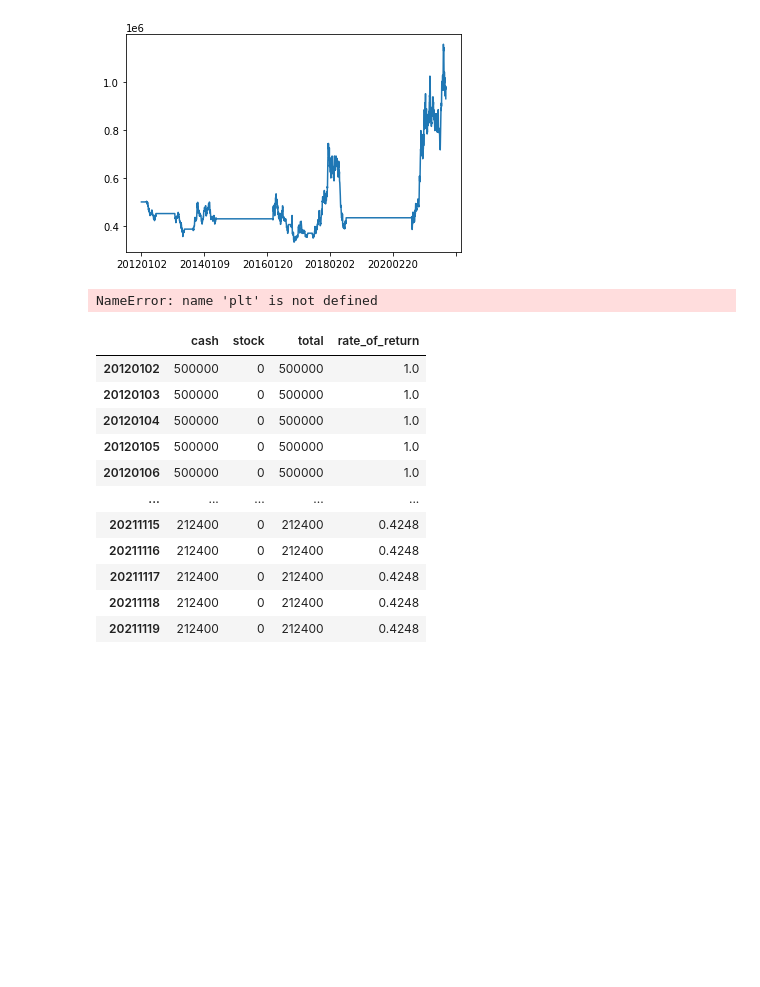
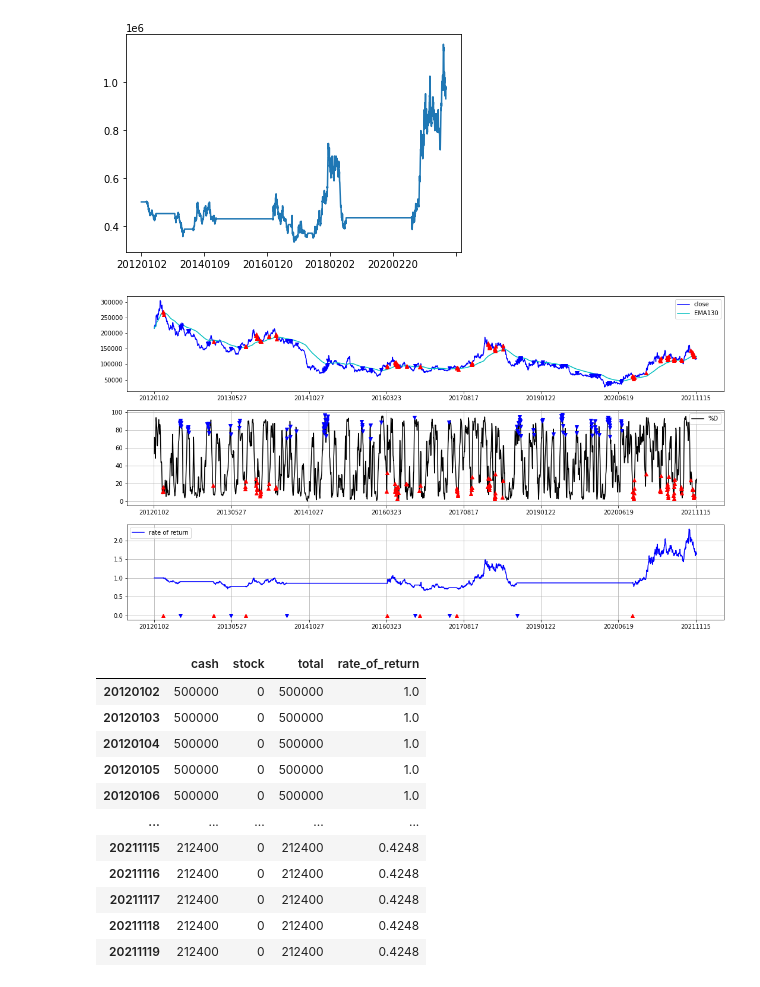
Before and after one commit to qor6271/quant, a Jupyter notebook: bollinger_test.ipynb, the cells around one changed output. Cells and saved outputs as stored; diff of their text form; code cells hidden in the pictures; blank space fills up the shorter version.

```diff
--- a/bollinger_test.ipynb
+++ b/bollinger_test.ipynb
@@ -392,12 +392,12 @@ balance.loc[balance.index[1], 'stock'] = 0
 balance.loc[balance.index[1], 'total'] = 500000
 
 
-for i in range(2, len(oci.closing_price)):
+for i in range(2, len(oci.close)):
     if buying == False:
         if oci.ema130.values[i-2] < oci.ema130.values[i-1]:
             buying = True
-            number = balance.loc[balance.index[i-1], 'cash'] // oci.loc[oci.index[i], 'market_price']
-            balance.loc[balance.index[i], 'stock'] = oci.loc[oci.index[i], 'market_price'] * number
+            number = balance.loc[balance.index[i-1], 'cash'] // oci.loc[oci.index[i], 'open']
+            balance.loc[balance.index[i], 'stock'] = oci.loc[oci.index[i], 'open'] * number
             balance.loc[balance.index[i], 'cash'] = balance.loc[balance.index[i-1], 'cash'] - balance.loc[balance.index[i], 'stock']
         else:
             balance.loc[balance.index[i], 'stock'] = 0
@@ -408,7 +408,7 @@ for i in range(2, len(oci.closing_price)):
             balance.loc[balance.index[i], 'stock'] = 0
             balance.loc[balance.index[i], 'cash'] = balance.loc[balance.index[i-1], 'stock'] + balance.loc[balance.index[i-1], 'cash']
         else:
-            balance.loc[balance.index[i],'stock'] = oci.loc[oci.index[i], 'market_price'] * number
+            balance.loc[balance.index[i],'stock'] = oci.loc[oci.index[i], 'open'] * number
             balance.loc[balance.index[i], 'cash'] = balance.loc[balance.index[i-1], 'cash']
 
     balance.loc[balance.index[i], 'total'] = balance.loc[balance.index[i], 'stock'] + balance.loc[balance.index[i], 'cash']
@@ -434,23 +434,23 @@ balance
 # %%
 plt.figure(figsize=(18,10))
 plt.subplot(2,1,1)
-plt.plot(oci.index, oci['closing_price'], color='#0000ff', label='close')
+plt.plot(oci.index, oci['close'], color='#0000ff', label='close')
 plt.plot(oci.index, oci['ema130'], color='c', label='EMA130')
 buying = False
-for i in range(2,len(oci.closing_price)):
+for i in range(2,len(oci.close)):
     if oci.ema130.values[i-2] < oci.ema130.values[i-1] and buying == False:
         buying = True
-        plt.plot(oci.index.values[i], oci.closing_price.values[i], 'r^')
+        plt.plot(oci.index.values[i], oci.close.values[i], 'r^')
     elif oci.ema130.values[i-2] > oci.ema130.values[i-1] and buying == True:
         buying = False
-        plt.plot(oci.index.values[i], oci.closing_price.values[i], 'bv')
+        plt.plot(oci.index.values[i], oci.close.values[i], 'bv')
 plt.xticks([oci.index[i] for i in range(0,len(oci.index),len(oci.index)//7)])
 plt.legend()
 
 plt.subplot(2,1,2)
 plt.plot(oci.index, balance['rate_of_return'], color='b', label='rate of return')
 buying = False
-for i in range(2,len(oci.closing_price)-2):
+for i in range(2,len(oci.close)-2):
     if oci.ema130.values[i-2] < oci.ema130.values[i-1] and buying == False:
         buying = True
         plt.plot(oci.index.values[i], 0, 'r^')
@@ -466,9 +466,9 @@ plt.show()
 # %% [markdown]
 # 두번째창
 # %%
-ndays_high = oci['high_price'].rolling(window=14, min_periods=1).max()
-ndays_low = oci['low_price'].rolling(window=14, min_periods=1).min()
-oci['fast_k'] = (oci.closing_price - ndays_low) / (ndays_high - ndays_low) * 100
+ndays_high = oci['high'].rolling(window=14, min_periods=1).max()
+ndays_low = oci['low'].rolling(window=14, min_periods=1).min()
+oci['fast_k'] = (oci.close - ndays_low) / (ndays_high - ndays_low) * 100
 oci['slow_d'] = oci['fast_k'].rolling(window=3).mean()
 # %%
 plt.figure(figsize=(18,10))
@@ -510,12 +510,12 @@ balance.loc[balance.index[1], 'stock'] = 0
 balance.loc[balance.index[1], 'total'] = 500000
 
 sell_price = 0
-for i in range(2, len(oci.market_price)):
+for i in range(2, len(oci.open)):
     if buying == False:
         if buy_signal(i):
             buying = True
-            number = balance.loc[balance.index[i-1], 'cash'] // oci.loc[oci.index[i], 'market_price']
-            balance.loc[balance.index[i], 'stock'] = oci.loc[oci.index[i], 'market_price'] * number
+            number = balance.loc[balance.index[i-1], 'cash'] // oci.loc[oci.index[i], 'open']
+            balance.loc[balance.index[i], 'stock'] = oci.loc[oci.index[i], 'open'] * number
             balance.loc[balance.index[i], 'cash'] = balance.loc[balance.index[i-1], 'cash'] - balance.loc[balance.index[i], 'stock']
         else:
             balance.loc[balance.index[i], 'stock'] = 0
@@ -527,7 +527,7 @@ for i in range(2, len(oci.market_price)):
             balance.loc[balance.index[i], 'stock'] = 0
             balance.loc[balance.index[i], 'cash'] = balance.loc[balance.index[i-1], 'stock'] + balance.loc[balance.index[i-1], 'cash']
         else:
-            balance.loc[balance.index[i],'stock'] = oci.loc[oci.index[i], 'market_price'] * number
+            balance.loc[balance.index[i],'stock'] = oci.loc[oci.index[i], 'open'] * number
             balance.loc[balance.index[i], 'cash'] = balance.loc[balance.index[i-1], 'cash']
 
     balance.loc[balance.index[i], 'total'] = balance.loc[balance.index[i], 'stock'] + balance.loc[balance.index[i], 'cash']
@@ -542,50 +542,50 @@ balance.loc[:'202111'].total.plot()
 # %%
 plt.figure(figsize=(18,10))
 plt.subplot(3,1,1)
-plt.plot(oci.index, oci['closing_price'], color='#0000ff', label='close')
+plt.plot(oci.index, oci['close'], color='#0000ff', label='close')
 plt.plot(oci.index, oci['ema130'], color='c', label='EMA130')
 buying = False
-for i in range(1,len(oci.closing_price)):
+for i in range(1,len(oci.close)):
     if buy_signal(i):
         buying = True
-        plt.plot(oci.index.values[i], oci.closing_price.values[i], 'r^')
+        plt.plot(oci.index.values[i], oci.close.values[i], 'r^')
     elif sell_signal(i):
         buying = False
-        plt.plot(oci.index.values[i], oci.closing_price.values[i], 'bv')
+        plt.plot(oci.index.values[i], oci.close.values[i], 'bv')
 plt.xticks([oci.index[i] for i in range(0,len(oci.index),len(oci.index)//7)])
 plt.legend()
 
 
 plt.subplot(3,1,2)
 plt.grid(True)
 plt.plot(oci.index, oci['slow_d'], color='k', label='%D')
 buying = False
-for i in range(1,len(oci.closing_price)-2):
+for i in range(1,len(oci.close)-2):
     if buy_signal(i):
         buying = True
         plt.plot(oci.index.values[i], oci.slow_d.values[i], 'r^')
     elif sell_signal(i):
         buying = False
         plt.plot(oci.index.values[i], oci.slow_d.values[i], 'bv')
 plt.xticks([oci.index[i] for i in range(0,len(oci.index),len(oci.index)//7)])
 plt.legend()
 
 plt.subplot(3,1,3)
 plt.plot(oci.index, balance['rate_of_return'], color='b', label='rate of return')
 buying = False
-for i in range(1,len(oci.closing_price)-2):
+for i in range(1,len(oci.close)-2):
     if buy_signal(i) and buying == False:
         buying = True
         plt.plot(oci.index.values[i], 0, 'r^')
     elif sell_signal(i) and buying == True:
         buying = False
         plt.plot(oci.index.values[i], 0, 'bv')
 plt.xticks([oci.index[i] for i in range(0,len(oci.index),len(oci.index)//7)])
 plt.legend()
 plt.grid(True)
 plt.show()
 # %% [output]
-NameError: name 'plt' is not defined
+[figure, added]
 # %%
 balance = pd.DataFrame(columns = ['cash','stock','total'], index = oci.index)
 
```
Also changed, not shown: parts of 41 cells of this notebook, 9 other files.
